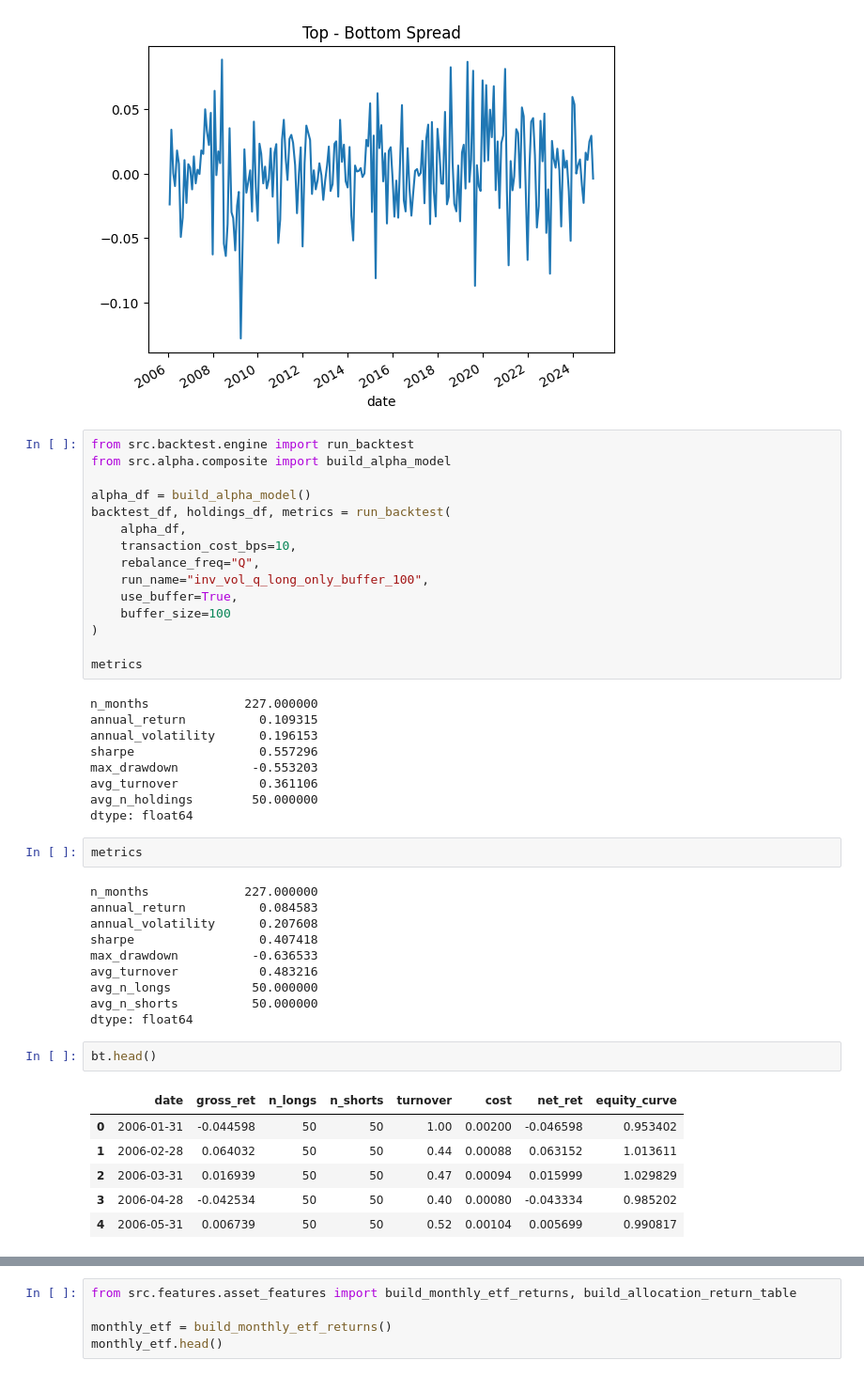
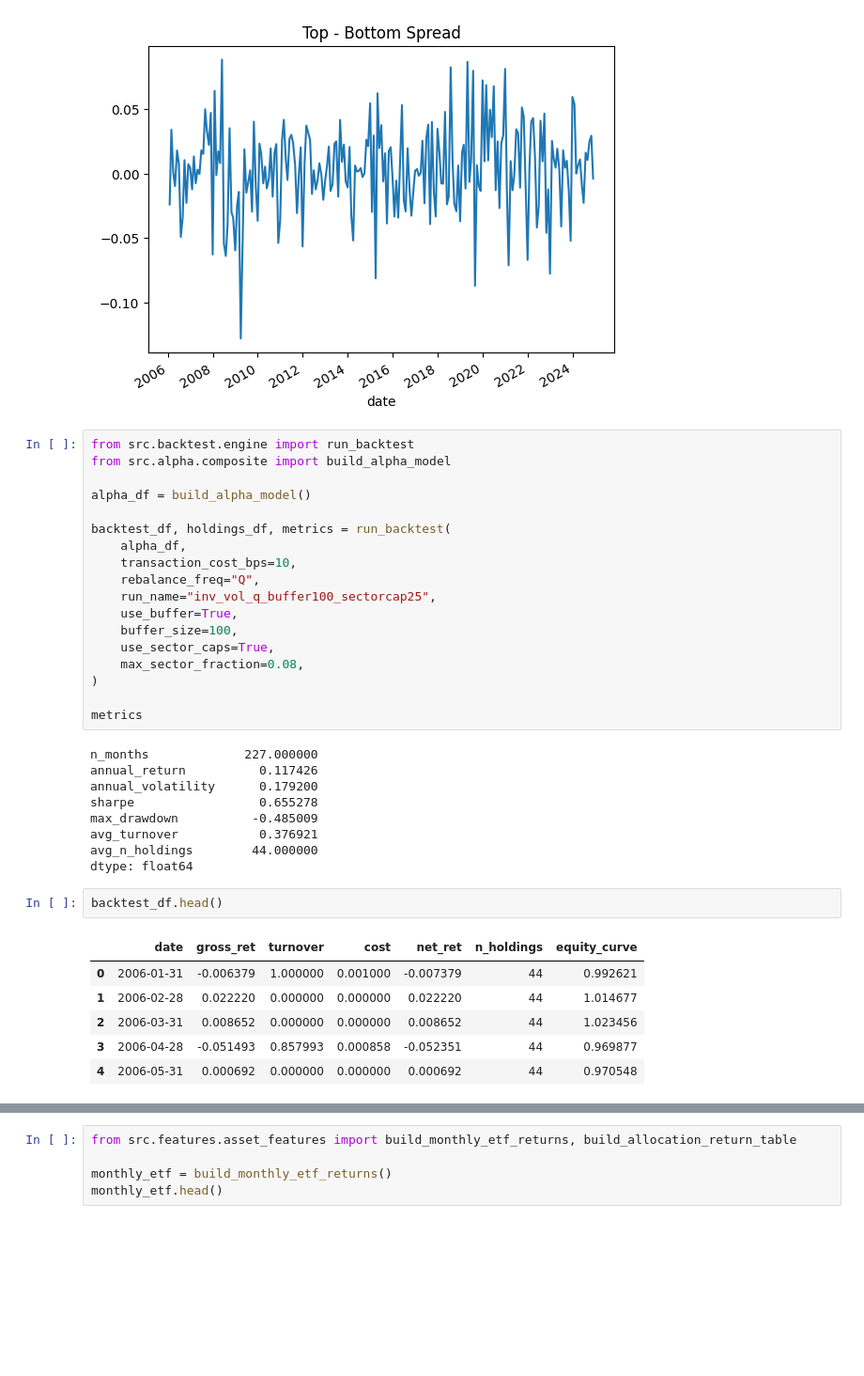
Before and after one commit to asm304/multi-asset-portfolio-framework, a Jupyter notebook: notebooks/01_download_data.ipynb, the cells around one changed output, grey strips where cells are left out. Shown at 94% size. Saved outputs shown, nothing was run; the diff lists cells and outputs as text; blank space fills up the shorter version.

```diff
--- a/notebooks/01_download_data.ipynb
+++ b/notebooks/01_download_data.ipynb
@@ -749,44 +749,35 @@ from src.backtest.engine import run_backtest
 from src.alpha.composite import build_alpha_model
 
 alpha_df = build_alpha_model()
+
 backtest_df, holdings_df, metrics = run_backtest(
     alpha_df,
     transaction_cost_bps=10,
     rebalance_freq="Q",
-    run_name="inv_vol_q_long_only_buffer_100",
+    run_name="inv_vol_q_buffer100_sectorcap25",
     use_buffer=True,
-    buffer_size=100
+    buffer_size=100,
+    use_sector_caps=True,
+    max_sector_fraction=0.08,
 )
 
 metrics
 # %% [output]
 n_months             227.000000
-annual_return          0.109315
-annual_volatility      0.196153
-sharpe                 0.557296
-max_drawdown          -0.553203
-avg_turnover           0.361106
-avg_n_holdings        50.000000
+annual_return          0.117426
+annual_volatility      0.179200
+sharpe                 0.655278
+max_drawdown          -0.485009
+avg_turnover           0.376921
+avg_n_holdings        44.000000
 dtype: float64
-# %%
-metrics
-# %% [output]
-n_months             227.000000
-annual_return          0.084583
-annual_volatility      0.207608
-sharpe                 0.407418
-max_drawdown          -0.636533
-avg_turnover           0.483216
-avg_n_longs           50.000000
-avg_n_shorts          50.000000
-dtype: float64
 # %%
-bt.head()
+backtest_df.head()
 # %% [output]
-|  | date | gross_ret | n_longs | n_shorts | turnover | cost | net_ret | equity_curve |
-| 0 | 2006-01-31 | -0.044598 | 50 | 50 | 1.00 | 0.00200 | -0.046598 | 0.953402 |
-| 1 | 2006-02-28 | 0.064032 | 50 | 50 | 0.44 | 0.00088 | 0.063152 | 1.013611 |
-| 2 | 2006-03-31 | 0.016939 | 50 | 50 | 0.47 | 0.00094 | 0.015999 | 1.029829 |
-| 3 | 2006-04-28 | -0.042534 | 50 | 50 | 0.40 | 0.00080 | -0.043334 | 0.985202 |
-| 4 | 2006-05-31 | 0.006739 | 50 | 50 | 0.52 | 0.00104 | 0.005699 | 0.990817 |
+|  | date | gross_ret | turnover | cost | net_ret | n_holdings | equity_curve |
+| 0 | 2006-01-31 | -0.006379 | 1.000000 | 0.001000 | -0.007379 | 44 | 0.992621 |
+| 1 | 2006-02-28 | 0.022220 | 0.000000 | 0.000000 | 0.022220 | 44 | 1.014677 |
+| 2 | 2006-03-31 | 0.008652 | 0.000000 | 0.000000 | 0.008652 | 44 | 1.023456 |
+| 3 | 2006-04-28 | -0.051493 | 0.857993 | 0.000858 | -0.052351 | 44 | 0.969877 |
+| 4 | 2006-05-31 | 0.000692 | 0.000000 | 0.000000 | 0.000692 | 44 | 0.970548 |
 # %%
```
Also changed, not shown: parts of 16 cells of this notebook, 2 other files.
